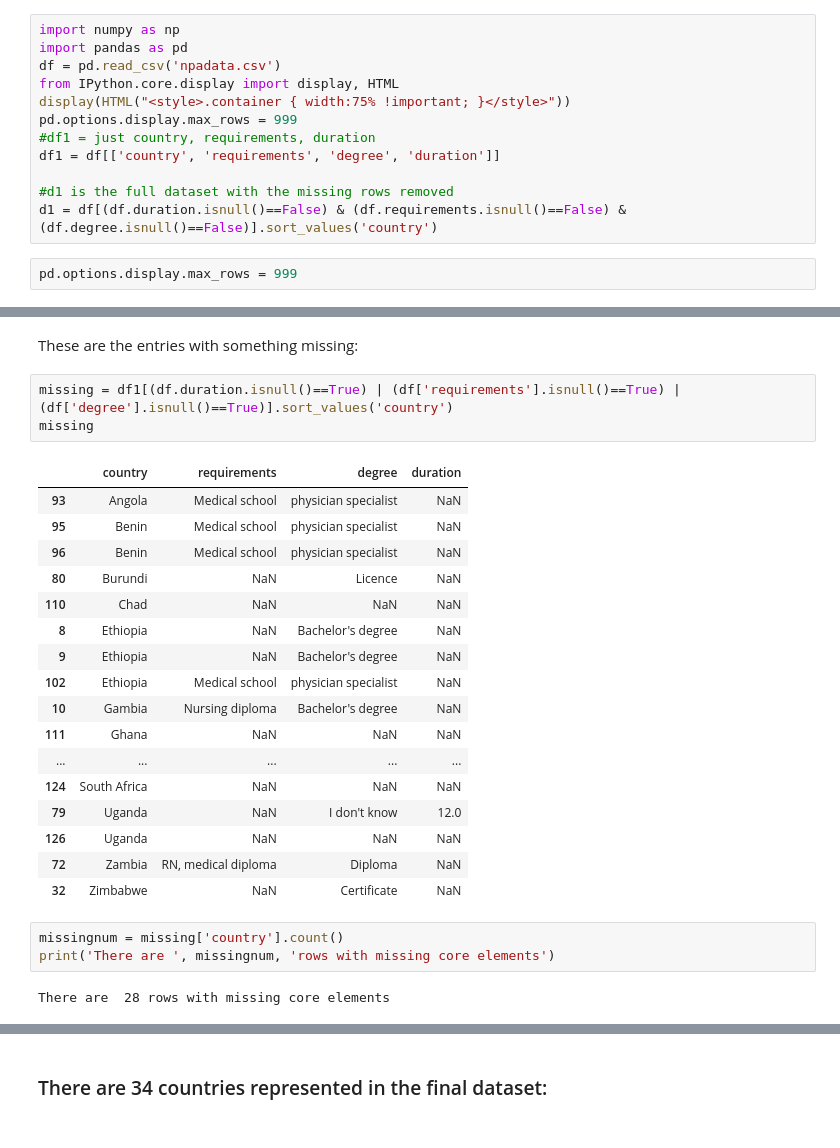
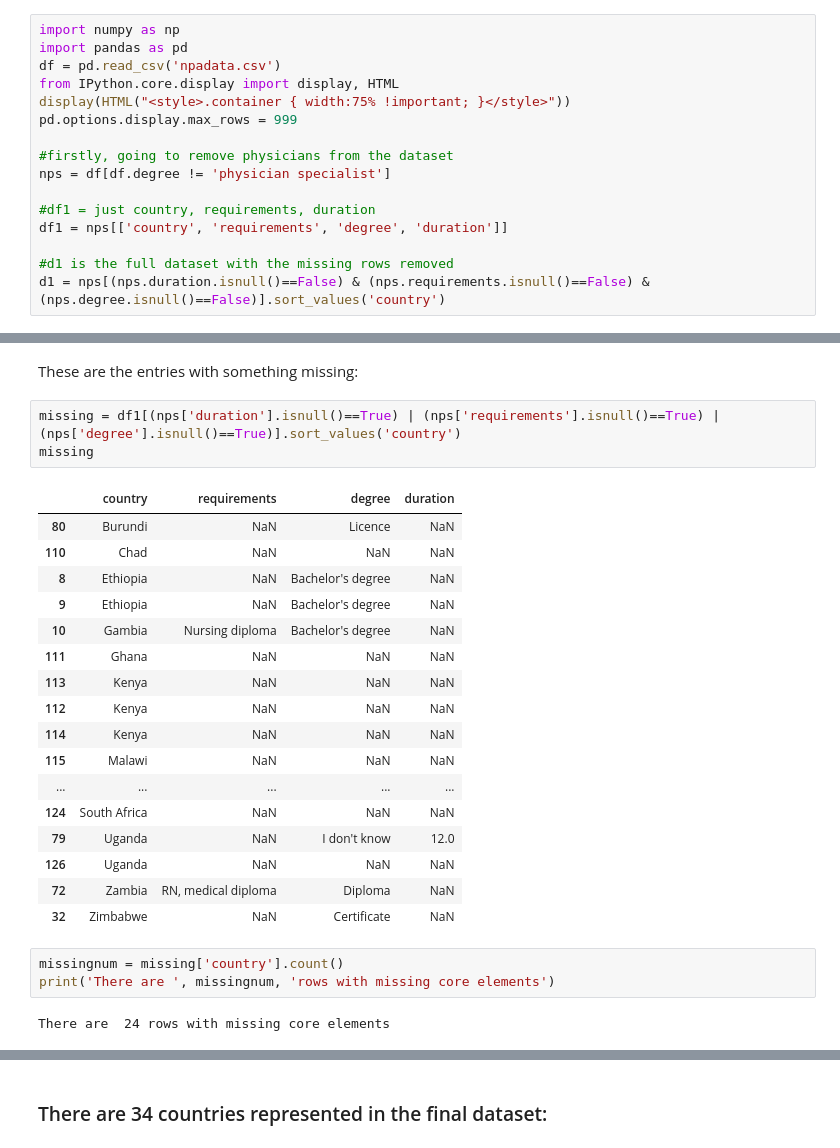
Before and after one commit to lawtj/npa, a Jupyter notebook: npa data.ipynb, the cells around one changed output, grey strips where cells are left out. Cells and saved outputs as stored; diff of their text form.

```diff
--- a/npa data.ipynb
+++ b/npa data.ipynb
@@ -24,10 +24,12 @@ df = pd.read_csv('npadata.csv')
 from IPython.core.display import display, HTML
 display(HTML("<style>.container { width:75% !important; }</style>"))
 pd.options.display.max_rows = 999
+
+#firstly, going to remove physicians from the dataset
+nps = df[df.degree != 'physician specialist']
+
 #df1 = just country, requirements, duration
-df1 = df[['country', 'requirements', 'degree', 'duration']]
+df1 = nps[['country', 'requirements', 'degree', 'duration']]
 
 #d1 is the full dataset with the missing rows removed
-d1 = df[(df.duration.isnull()==False) & (df.requirements.isnull()==False) & (df.degree.isnull()==False)].sort_values('country')
+d1 = nps[(nps.duration.isnull()==False) & (nps.requirements.isnull()==False) & (nps.degree.isnull()==False)].sort_values('country')
-# %%
-pd.options.display.max_rows = 999
@@ -41,20 +80,20 @@ It appears there are 127 possible separate programs
 # %% [markdown]
 These are the entries with something missing:
 # %%
-missing = df1[(df.duration.isnull()==True) | (df['requirements'].isnull()==True) | (df['degree'].isnull()==True)].sort_values('country')
+missing = df1[(nps['duration'].isnull()==True) | (nps['requirements'].isnull()==True) | (nps['degree'].isnull()==True)].sort_values('country')
 missing
 # %% [output]
 |  | country | requirements | degree | duration |
-| 93 | Angola | Medical school | physician specialist | NaN |
-| 95 | Benin | Medical school | physician specialist | NaN |
-| 96 | Benin | Medical school | physician specialist | NaN |
 | 80 | Burundi | NaN | Licence | NaN |
 | 110 | Chad | NaN | NaN | NaN |
 | 8 | Ethiopia | NaN | Bachelor's degree | NaN |
 | 9 | Ethiopia | NaN | Bachelor's degree | NaN |
-| 102 | Ethiopia | Medical school | physician specialist | NaN |
 | 10 | Gambia | Nursing diploma | Bachelor's degree | NaN |
 | 111 | Ghana | NaN | NaN | NaN |
+| 113 | Kenya | NaN | NaN | NaN |
+| 112 | Kenya | NaN | NaN | NaN |
+| 114 | Kenya | NaN | NaN | NaN |
+| 115 | Malawi | NaN | NaN | NaN |
 | ... | ... | ... | ... | ... |
 | 124 | South Africa | NaN | NaN | NaN |
 | 79 | Uganda | NaN | I don't know | 12.0 |
@@ -65,5 +104,5 @@ missing
 missingnum = missing['country'].count()
 print('There are ', missingnum, 'rows with missing core elements')
 # %% [output]
-There are  28 rows with missing core elements
+There are  24 rows with missing core elements
 # %% [markdown]
```
Also changed, not shown: parts of 29 cells of this notebook.
